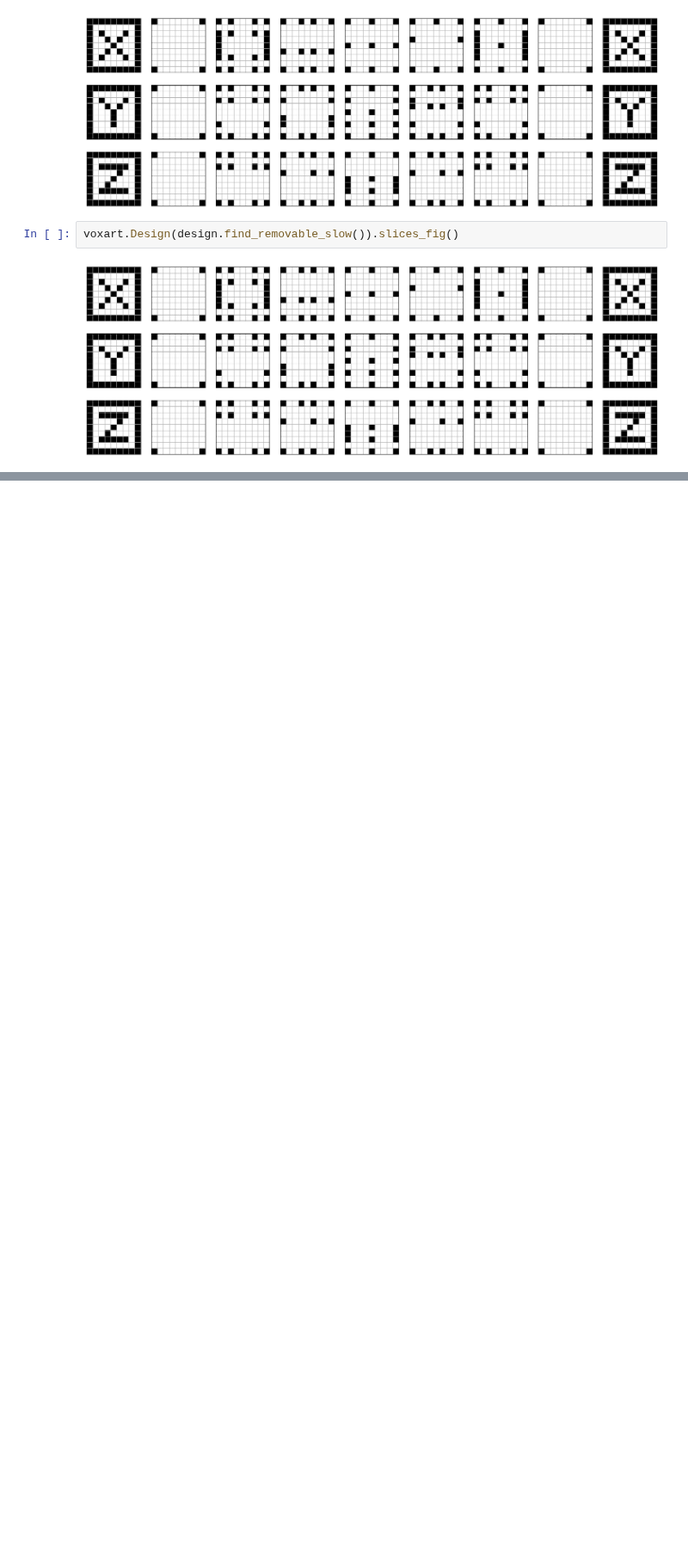
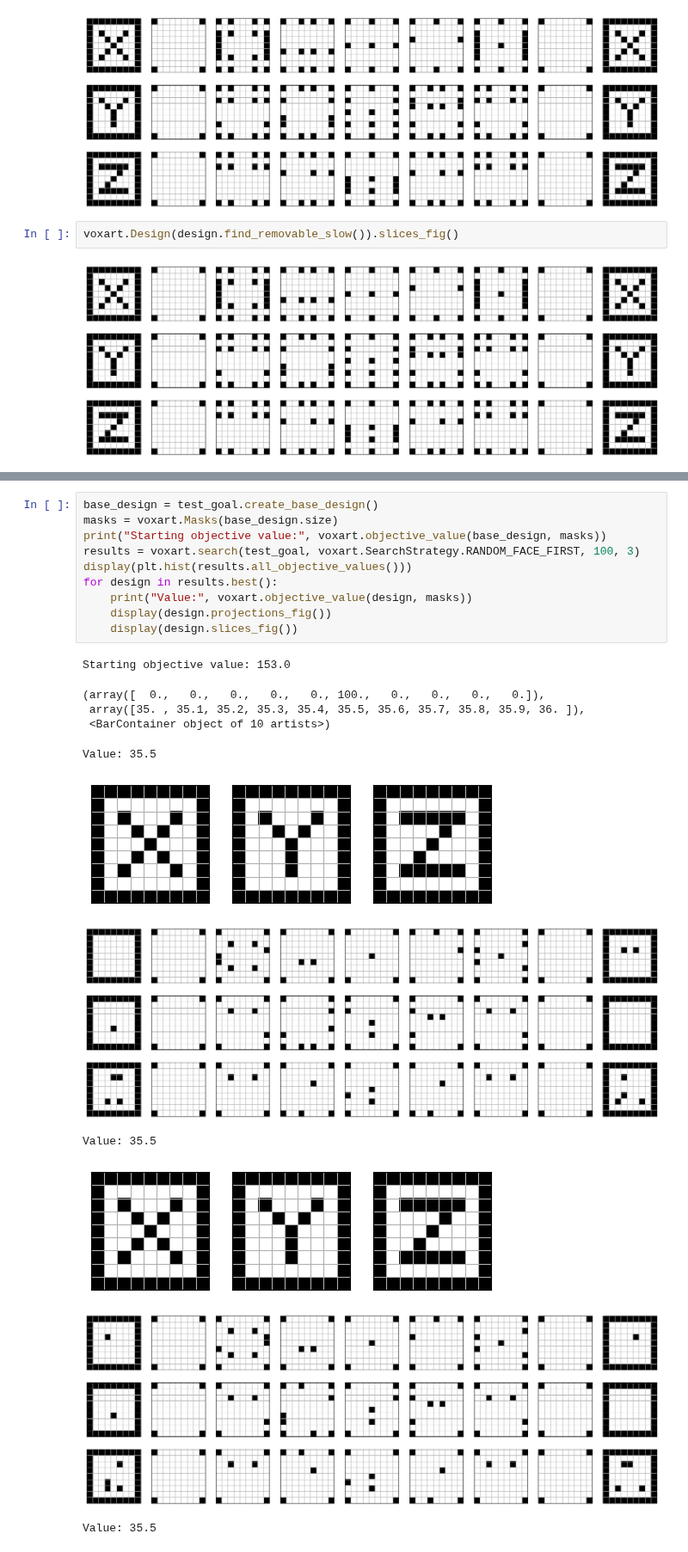
Before and after one commit to pfrstg/voxart, a Jupyter notebook: notebooks/dev.ipynb, the cells around one changed output, grey strips where cells are left out. Shown at 86% size. Drawn from its saved outputs; the diff is of its cells as text; blank space fills up the shorter version.

```diff
--- a/notebooks/dev.ipynb
+++ b/notebooks/dev.ipynb
@@ -232,0 +213,22 @@ dir(voxart)
+# %%
+base_design = test_goal.create_base_design()
+masks = voxart.Masks(base_design.size)
+print("Starting objective value:", voxart.objective_value(base_design, masks))
+results = voxart.search(test_goal, voxart.SearchStrategy.RANDOM_FACE_FIRST, 100, 3)
+display(plt.hist(results.all_objective_values()))
+for design in results.best():
+    print("Value:", voxart.objective_value(design, masks))
+    display(design.projections_fig())
+    display(design.slices_fig())
+# %% [output]
+Starting objective value: 153.0
+(array([  0.,   0.,   0.,   0.,   0., 100.,   0.,   0.,   0.,   0.]),
+ array([35. , 35.1, 35.2, 35.3, 35.4, 35.5, 35.6, 35.7, 35.8, 35.9, 36. ]),
+ <BarContainer object of 10 artists>)
+Value: 35.5
+[figure, added]
+[figure, added]
+Value: 35.5
+[figure, added]
+[figure, added]
+Value: 35.5
```
Also changed, not shown: parts of 13 cells of this notebook, 2 other files.
